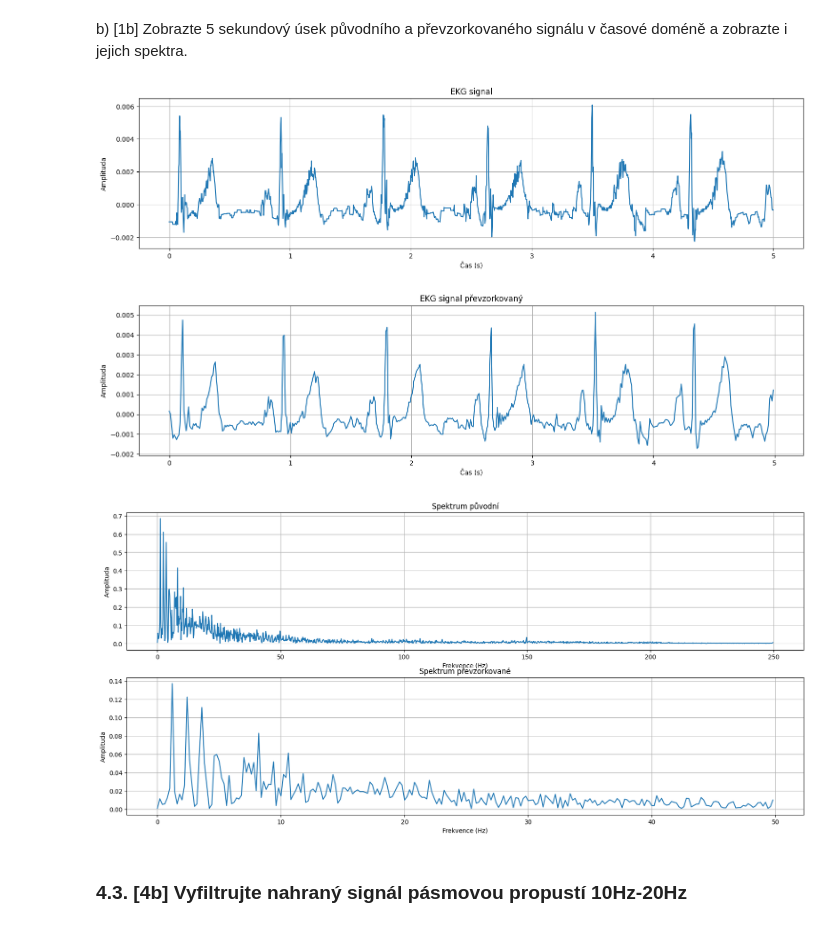
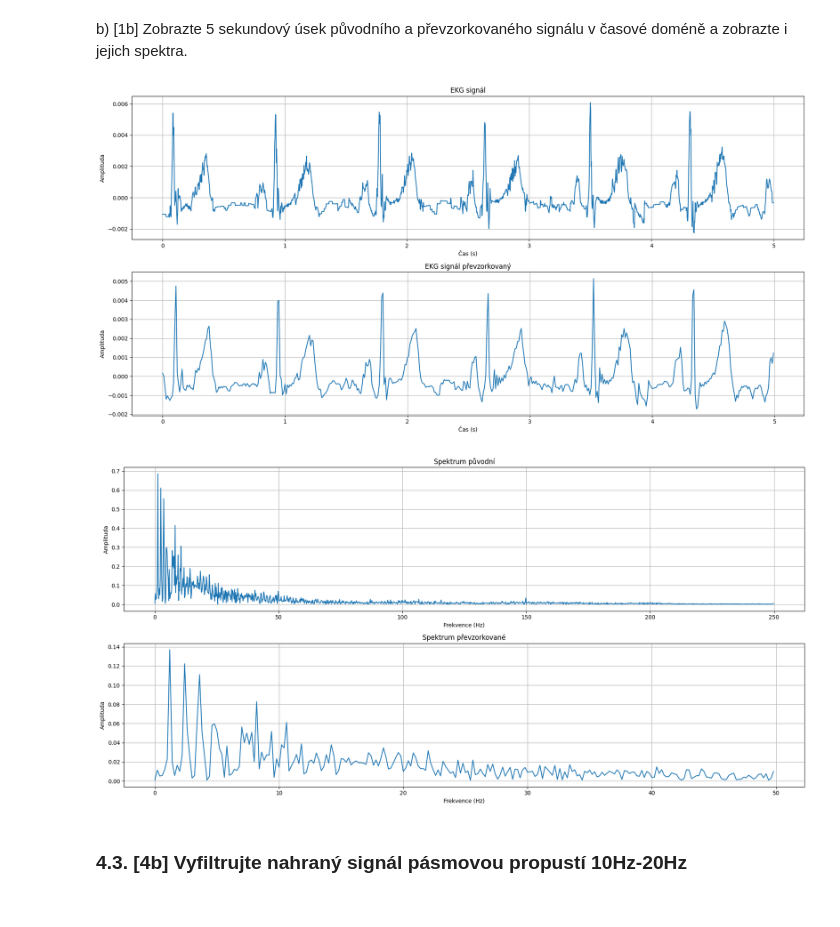
Before and after one commit to MrQvic/ISS-project, a Jupyter notebook: ISS_ECGProject_2023.ipynb, the cells around one changed output. Saved outputs shown, nothing was run; the diff lists cells and outputs as text; code cells hidden in the pictures.

```diff
--- a/ISS_ECGProject_2023.ipynb
+++ b/ISS_ECGProject_2023.ipynb
@@ -166,44 +138,43 @@ signal_cut_res = Signal(do_resample(signal_cut, fs_res) , fs_res)   # Převzorko
 plt.figure(figsize=(18, 9))
 plt.subplot(2, 1, 1)
 plt.plot(*signal_cut.plot_signal())
-plt.title("EKG signal")
+plt.title("EKG signál")
 plt.xlabel("Čas (s)")
 plt.ylabel("Amplituda")
 plt.grid(True)
 
 # Zobrazení převzorkovaného 5s signálu
-plt.figure(figsize=(18, 9))
-plt.subplot(2, 1, 1)
+plt.subplot(2, 1, 2)
 plt.plot(*signal_cut_res.plot_signal())
-plt.title("EKG signal převzorkovaný")
+plt.title("EKG signál převzorkovaný")
 plt.xlabel("Čas (s)")
 plt.ylabel("Amplituda")
 plt.grid(True)
+plt.tight_layout()
 plt.show()
 
 ######################################
 # DFT z úkolu 4.1
-plt.figure(figsize=(20, 9))
+plt.figure(figsize=(18, 9))
 plt.subplot(2, 1, 1)
 plt.title("Spektrum původní")
 plt.xlabel("Frekvence (Hz)")
 plt.ylabel("Amplituda")
 plt.grid(True)
 plt.plot(*do_dft(signal_cut))
 
 # DFT převzorkovaného 5s signálu
 plt.subplot(2, 1, 2)
 plt.title("Spektrum převzorkované")
 plt.xlabel("Frekvence (Hz)")
 plt.ylabel("Amplituda")
 plt.grid(True)
 plt.plot(*do_dft(signal_cut_res))
-
+plt.tight_layout()
 plt.show()
 # %% [output]
-[figure, old version]
+[figure, new version]
-[figure, old version]
+[figure, new version]
-[figure, removed]
 # %% [markdown]
 ### 4.3. [4b] Vyfiltrujte nahraný signál pásmovou propustí 10Hz-20Hz
 # %% [markdown]
```
Also changed, not shown: parts of 20 cells of this notebook, 1 other file.
